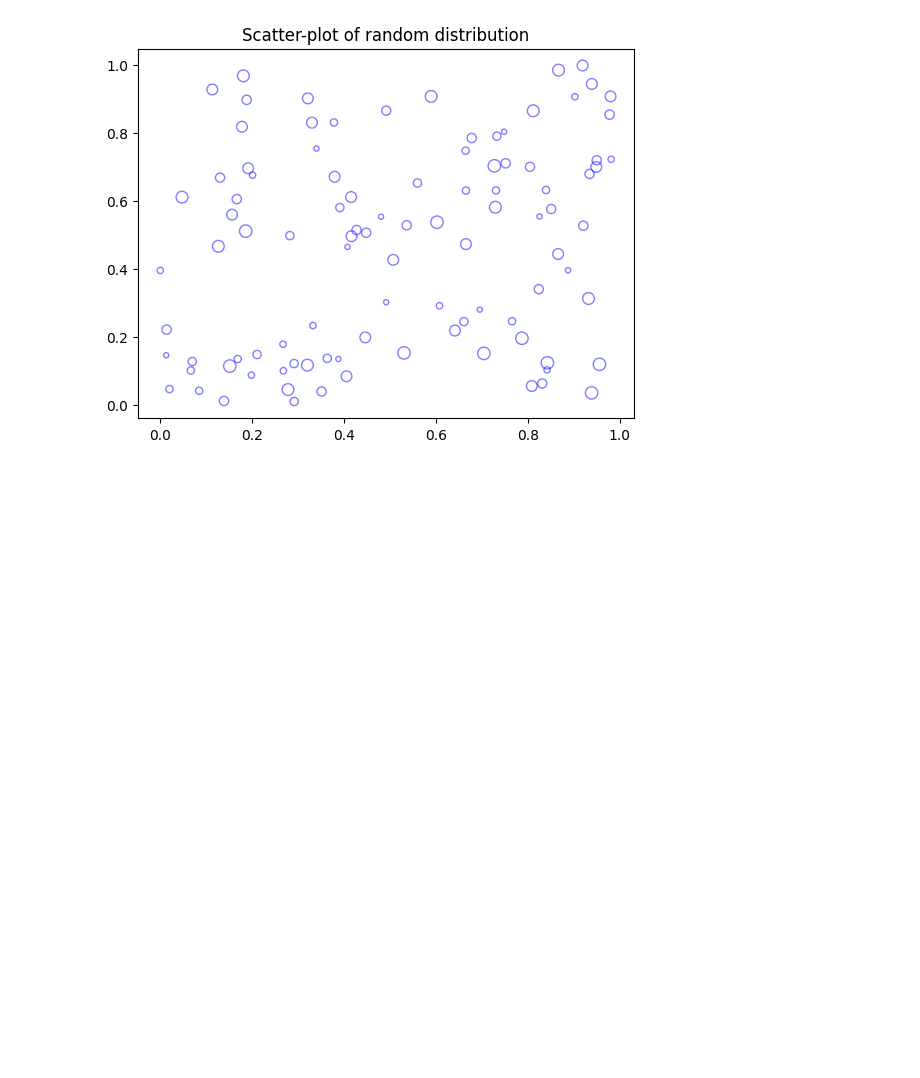
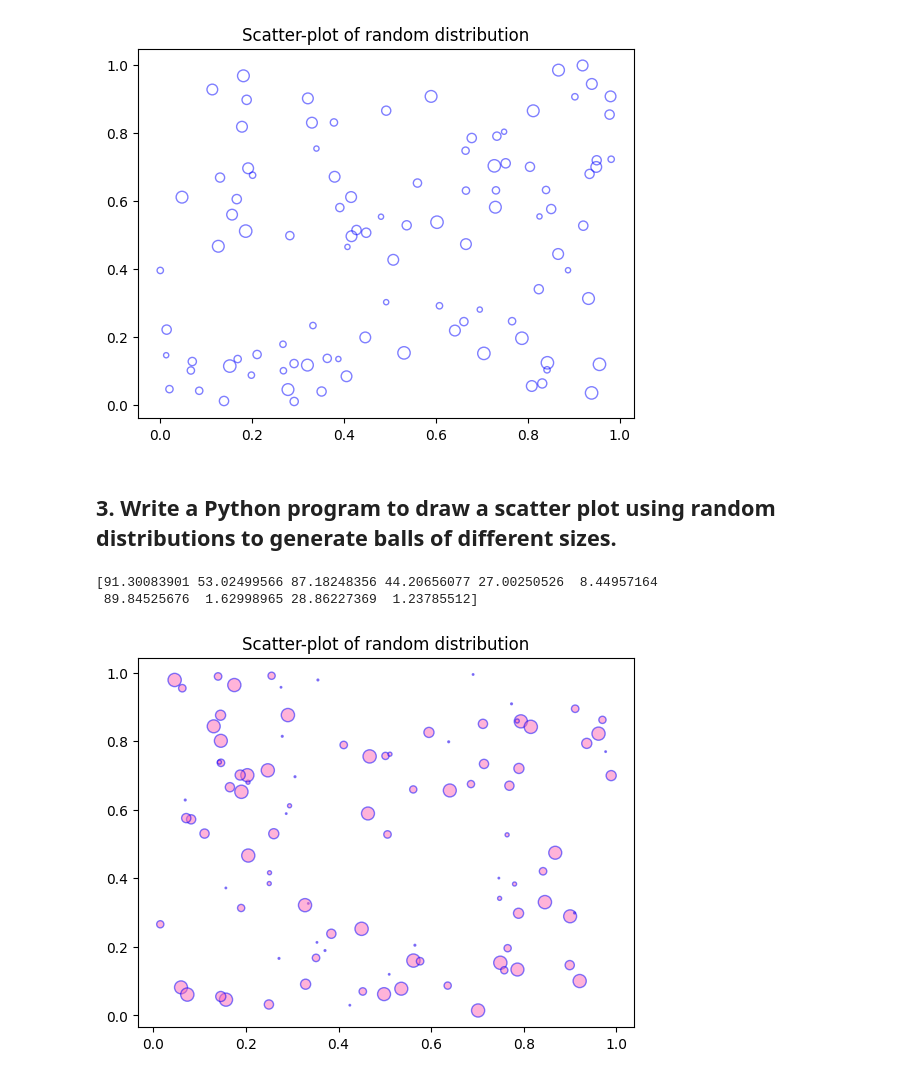
Before and after one commit to Prayag321/Python-libraries, a Jupyter notebook: matplotlib/scaterplot.ipynb, the cells around one changed output. Drawn from its saved outputs; the diff is of its cells as text; code cells hidden in the pictures; blank space fills up the shorter version.

Commit message:
[PRAYAG] Add: Python program to draw a scatter plot using random distributions to generate balls of different sizes.

```diff
--- a/matplotlib/scaterplot.ipynb
+++ b/matplotlib/scaterplot.ipynb
@@ -47,3 +47,22 @@ if __name__=='__main__':
 [59.1039139  27.47462081 20.906545   14.0485621  44.58909471 43.32423354
  35.17918931 79.4334637  59.76887205 71.45798665]
 [figure]
+# %% [markdown]
+## 3. Write a Python program to draw a scatter plot using random distributions to generate balls of different sizes.
+# %%
+def main():
+
+	x = np.random.random(100)
+	y = np.random.random(100)
+	sizes = np.random.random(10)*100
+	print(sizes)
+
+	plt.scatter(x,y,sizes=sizes, alpha=0.5, color='hotpink', edgecolors="blue")
+	plt.title('Scatter-plot of random distribution')
+	plt.show()
+if __name__=='__main__':
+	main()
+# %% [output]
+[91.30083901 53.02499566 87.18248356 44.20656077 27.00250526  8.44957164
+ 89.84525676  1.62998965 28.86227369  1.23785512]
+[figure, added]
```
